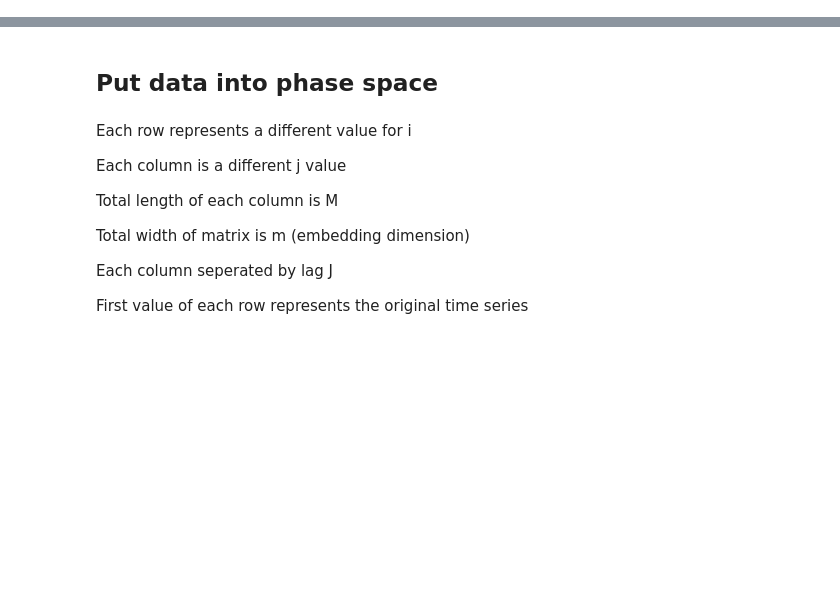
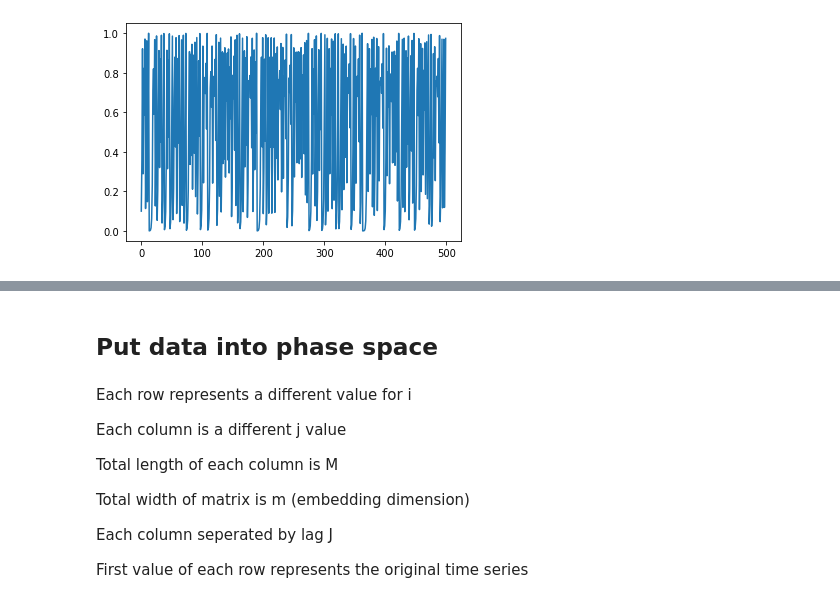
Before and after one commit to PtarmiganString/Final-year-project, a Jupyter notebook: Lyapunov.ipynb, the cells around one changed output, grey strips where cells are left out. Saved outputs shown, nothing was run; the diff lists cells and outputs as text; code cells hidden in the pictures; blank space fills up the shorter version.

```diff
--- a/Lyapunov.ipynb
+++ b/Lyapunov.ipynb
@@ -42,0 +54,6 @@ delta_t = (s_and_p_data['Date'].max() - s_and_p_data['Date'].min()).total_second
+# %%
+logistic_data = compute_fn(mu = 4, x0 = 0.1, length = 500)
+
+plt.plot(logistic_data);
+# %% [output]
+[figure, added]
```
Also changed, not shown: parts of 49 cells of this notebook, 5 other files.
